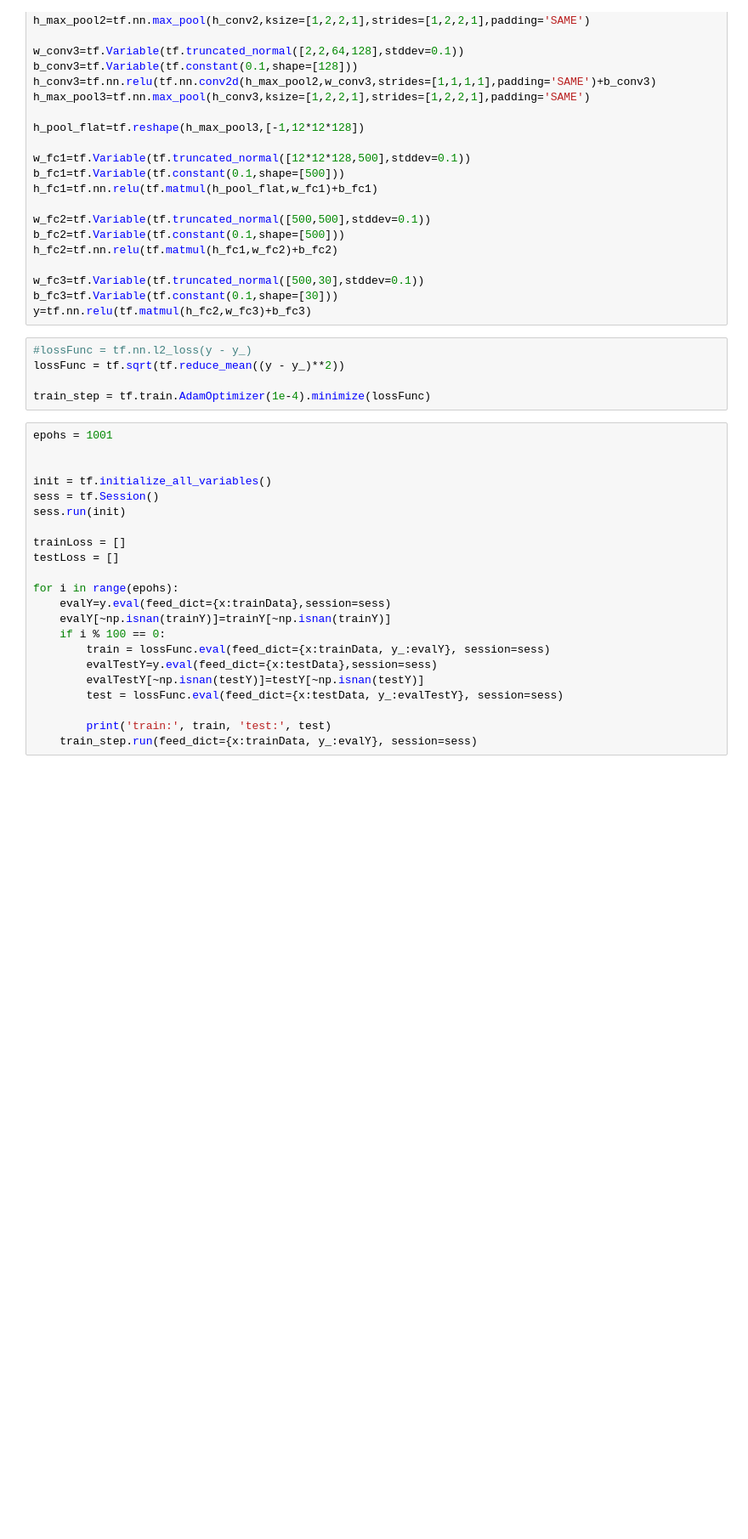
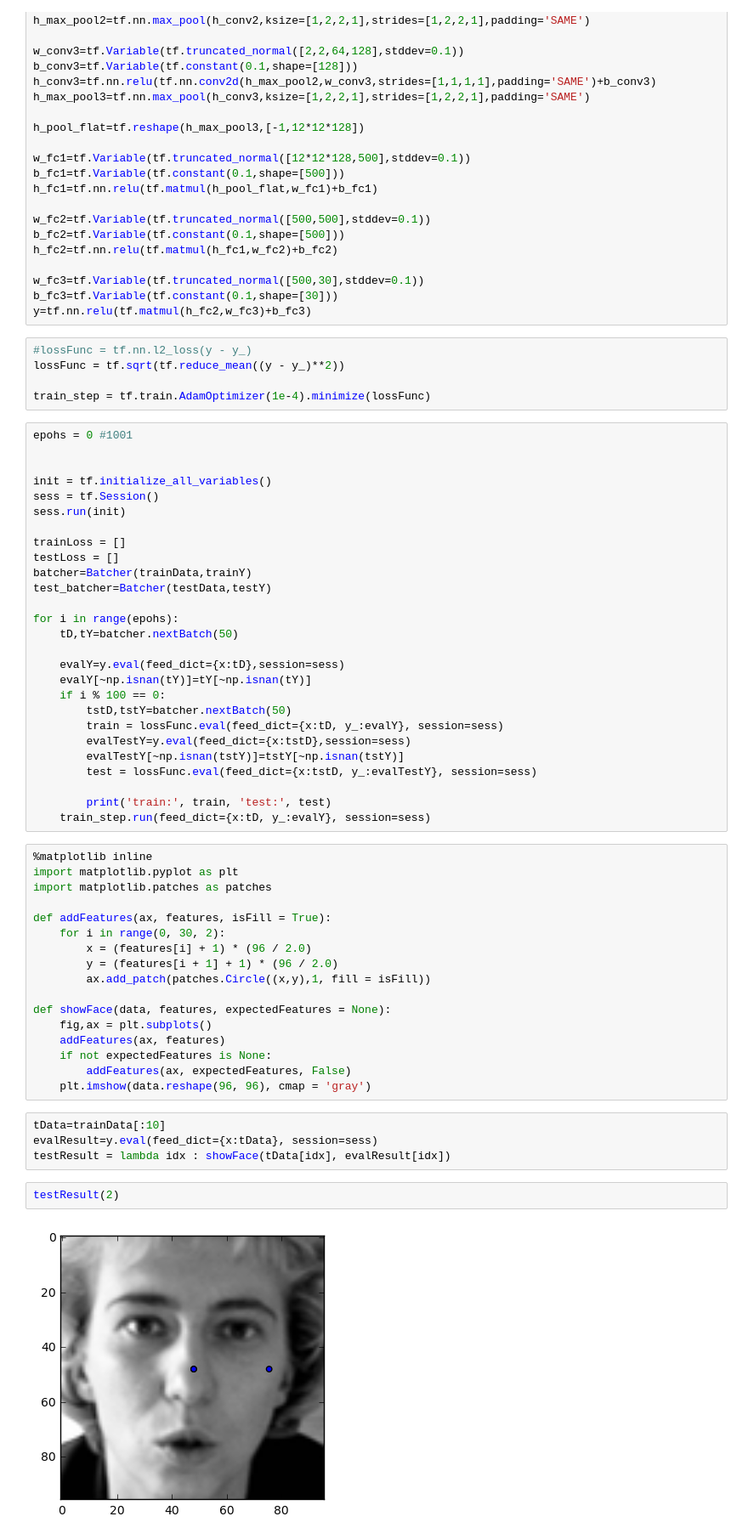
Before and after one commit to kamvlad/faceFeatures, a Jupyter notebook: ConvNet1.ipynb, the cells around one changed output. Shown at 85% size. Cells and saved outputs as stored; diff of their text form; blank space fills up the shorter version.

Commit message:
ConvNet1 use batcher

```diff
--- a/ConvNet1.ipynb
+++ b/ConvNet1.ipynb
@@ -54,7 +81,7 @@ lossFunc = tf.sqrt(tf.reduce_mean((y - y_)**2))
 
 train_step = tf.train.AdamOptimizer(1e-4).minimize(lossFunc)
 # %%
-epohs = 1001
+epohs = 0 #1001
 
 
 init = tf.initialize_all_variables()
@@ -63,15 +90,45 @@ sess.run(init)
 
 trainLoss = []
 testLoss = []
+batcher=Batcher(trainData,trainY)
+test_batcher=Batcher(testData,testY)
 
 for i in range(epohs):
-    evalY=y.eval(feed_dict={x:trainData},session=sess)
-    evalY[~np.isnan(trainY)]=trainY[~np.isnan(trainY)]
+    tD,tY=batcher.nextBatch(50)
+
+    evalY=y.eval(feed_dict={x:tD},session=sess)
+    evalY[~np.isnan(tY)]=tY[~np.isnan(tY)]
     if i % 100 == 0:
-        train = lossFunc.eval(feed_dict={x:trainData, y_:evalY}, session=sess)
-        evalTestY=y.eval(feed_dict={x:testData},session=sess)
-        evalTestY[~np.isnan(testY)]=testY[~np.isnan(testY)]
-        test = lossFunc.eval(feed_dict={x:testData, y_:evalTestY}, session=sess)
+        tstD,tstY=batcher.nextBatch(50)
+        train = lossFunc.eval(feed_dict={x:tD, y_:evalY}, session=sess)
+        evalTestY=y.eval(feed_dict={x:tstD},session=sess)
+        evalTestY[~np.isnan(tstY)]=tstY[~np.isnan(tstY)]
+        test = lossFunc.eval(feed_dict={x:tstD, y_:evalTestY}, session=sess)
 
         print('train:', train, 'test:', test)
-    train_step.run(feed_dict={x:trainData, y_:evalY}, session=sess)
+    train_step.run(feed_dict={x:tD, y_:evalY}, session=sess)
+# %%
+%matplotlib inline
+import matplotlib.pyplot as plt
+import matplotlib.patches as patches
+
+def addFeatures(ax, features, isFill = True):
+    for i in range(0, 30, 2):
+        x = (features[i] + 1) * (96 / 2.0)
+        y = (features[i + 1] + 1) * (96 / 2.0)
+        ax.add_patch(patches.Circle((x,y),1, fill = isFill))
+
+def showFace(data, features, expectedFeatures = None):
+    fig,ax = plt.subplots()
+    addFeatures(ax, features)
+    if not expectedFeatures is None:
+        addFeatures(ax, expectedFeatures, False)
+    plt.imshow(data.reshape(96, 96), cmap = 'gray')
+# %%
+tData=trainData[:10]
+evalResult=y.eval(feed_dict={x:tData}, session=sess)
+testResult = lambda idx : showFace(tData[idx], evalResult[idx])
+# %%
+testResult(2)
+# %% [output]
+[figure, added]
```
Also changed, not shown: parts of 3 cells of this notebook, 1 other file.
